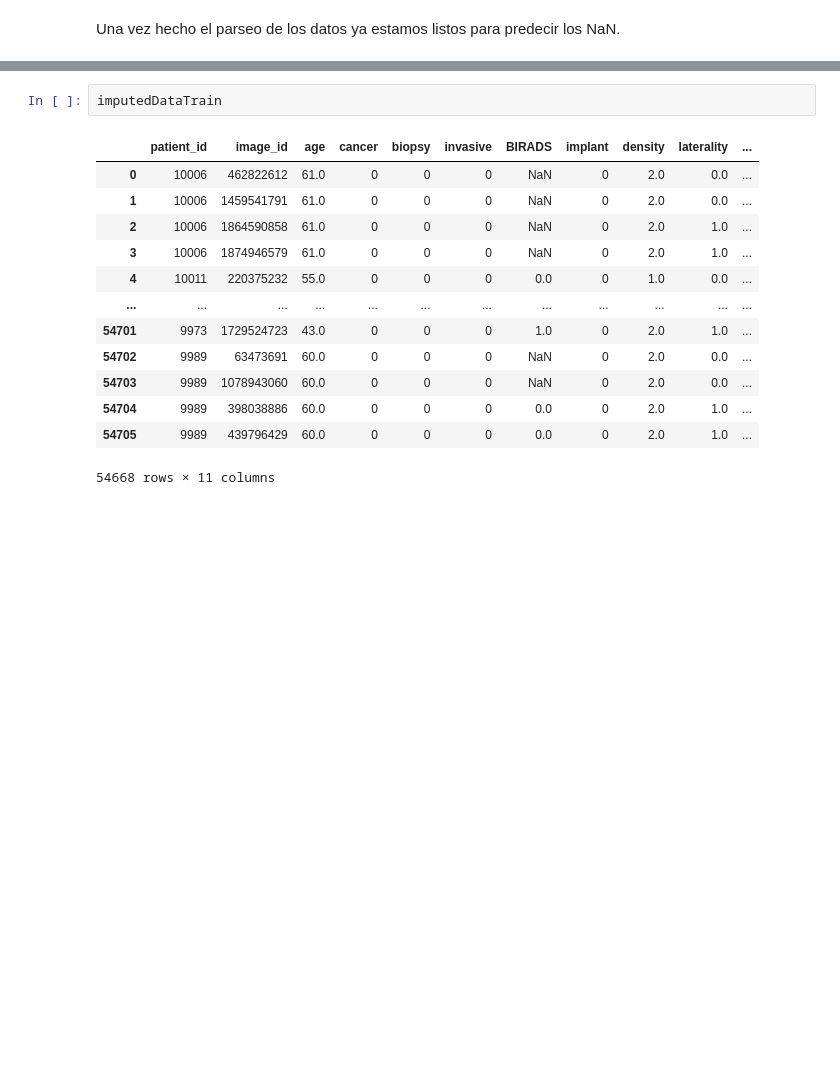
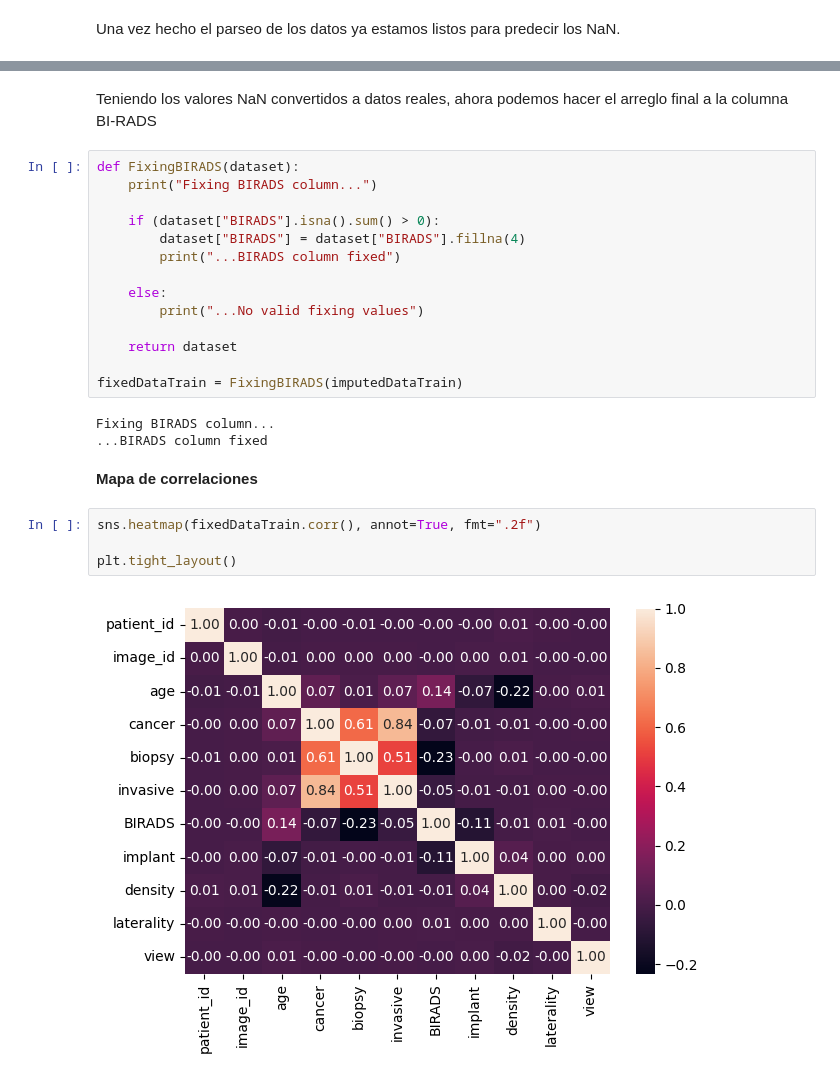
Before and after one commit to Fj-martinez33/RSNA-Breast-Cancer-Detection, a Jupyter notebook: src/eda.ipynb, the cells around one changed output, grey strips where cells are left out. Drawn from its saved outputs; the diff is of its cells as text; blank space fills up the shorter version.

```diff
--- a/src/explore.ipynb
+++ b/src/eda.ipynb
@@ -477,19 +475,30 @@ Column BIRADS: 28408 NaN values
 
 Imputing data from columns: density, age...
 ...Data imputed
-# %%
-imputedDataTrain
-# %% [output]
-|  | patient_id | image_id | age | cancer | biopsy | invasive | BIRADS | implant | density | laterality | ... |
-| 0 | 10006 | 462822612 | 61.0 | 0 | 0 | 0 | NaN | 0 | 2.0 | 0.0 | ... |
-| 1 | 10006 | 1459541791 | 61.0 | 0 | 0 | 0 | NaN | 0 | 2.0 | 0.0 | ... |
-| 2 | 10006 | 1864590858 | 61.0 | 0 | 0 | 0 | NaN | 0 | 2.0 | 1.0 | ... |
-| 3 | 10006 | 1874946579 | 61.0 | 0 | 0 | 0 | NaN | 0 | 2.0 | 1.0 | ... |
-| 4 | 10011 | 220375232 | 55.0 | 0 | 0 | 0 | 0.0 | 0 | 1.0 | 0.0 | ... |
-| ... | ... | ... | ... | ... | ... | ... | ... | ... | ... | ... | ... |
-| 54701 | 9973 | 1729524723 | 43.0 | 0 | 0 | 0 | 1.0 | 0 | 2.0 | 1.0 | ... |
-| 54702 | 9989 | 63473691 | 60.0 | 0 | 0 | 0 | NaN | 0 | 2.0 | 0.0 | ... |
-| 54703 | 9989 | 1078943060 | 60.0 | 0 | 0 | 0 | NaN | 0 | 2.0 | 0.0 | ... |
-| 54704 | 9989 | 398038886 | 60.0 | 0 | 0 | 0 | 0.0 | 0 | 2.0 | 1.0 | ... |
-| 54705 | 9989 | 439796429 | 60.0 | 0 | 0 | 0 | 0.0 | 0 | 2.0 | 1.0 | ... |
-54668 rows × 11 columns
+# %% [markdown]
+Teniendo los valores NaN convertidos a datos reales, ahora podemos hacer el arreglo final a la columna BI-RADS
+# %%
+def FixingBIRADS(dataset):
+    print("Fixing BIRADS column...")
+
+    if (dataset["BIRADS"].isna().sum() > 0):
+        dataset["BIRADS"] = dataset["BIRADS"].fillna(4)
+        print("...BIRADS column fixed")
+
+    else:
+        print("...No valid fixing values")
+
+    return dataset
+
+fixedDataTrain = FixingBIRADS(imputedDataTrain)
+# %% [output]
+Fixing BIRADS column...
+...BIRADS column fixed
+# %% [markdown]
+**Mapa de correlaciones**
+# %%
+sns.heatmap(fixedDataTrain.corr(), annot=True, fmt=".2f")
+
+plt.tight_layout()
+# %% [output]
+[figure, added]
```
Also changed, not shown: parts of 6 cells of this notebook, 1 other file.
